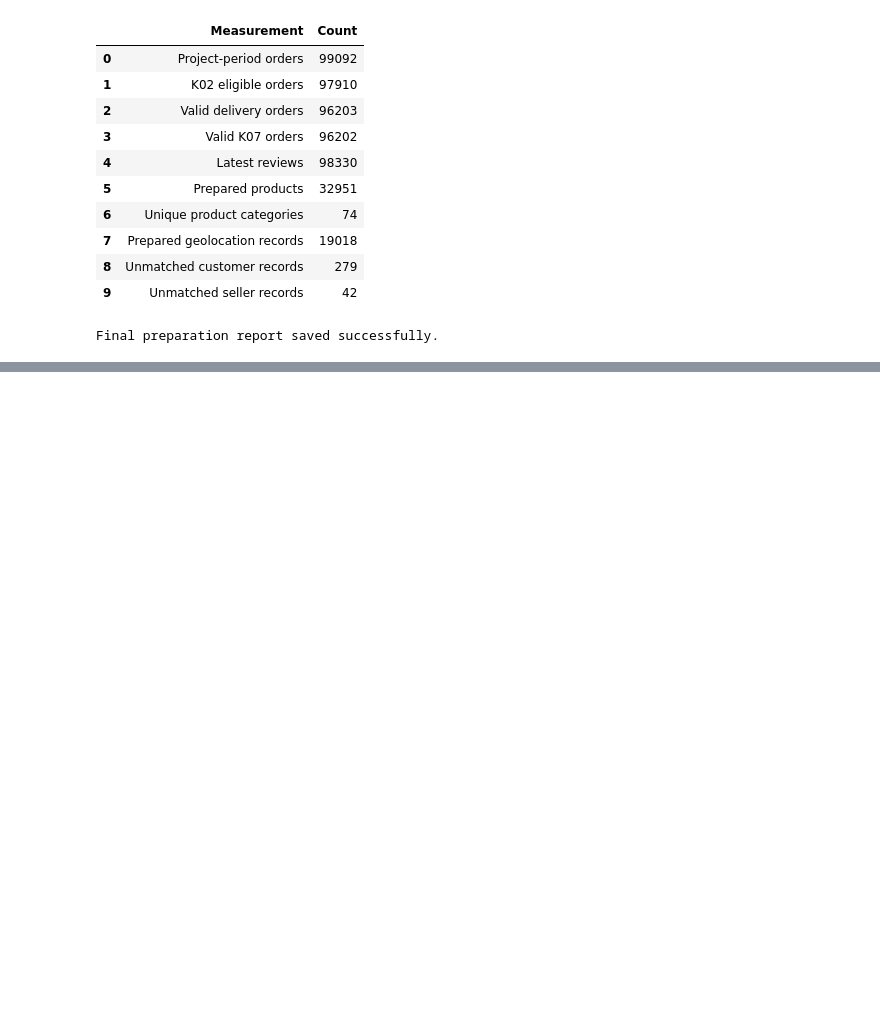
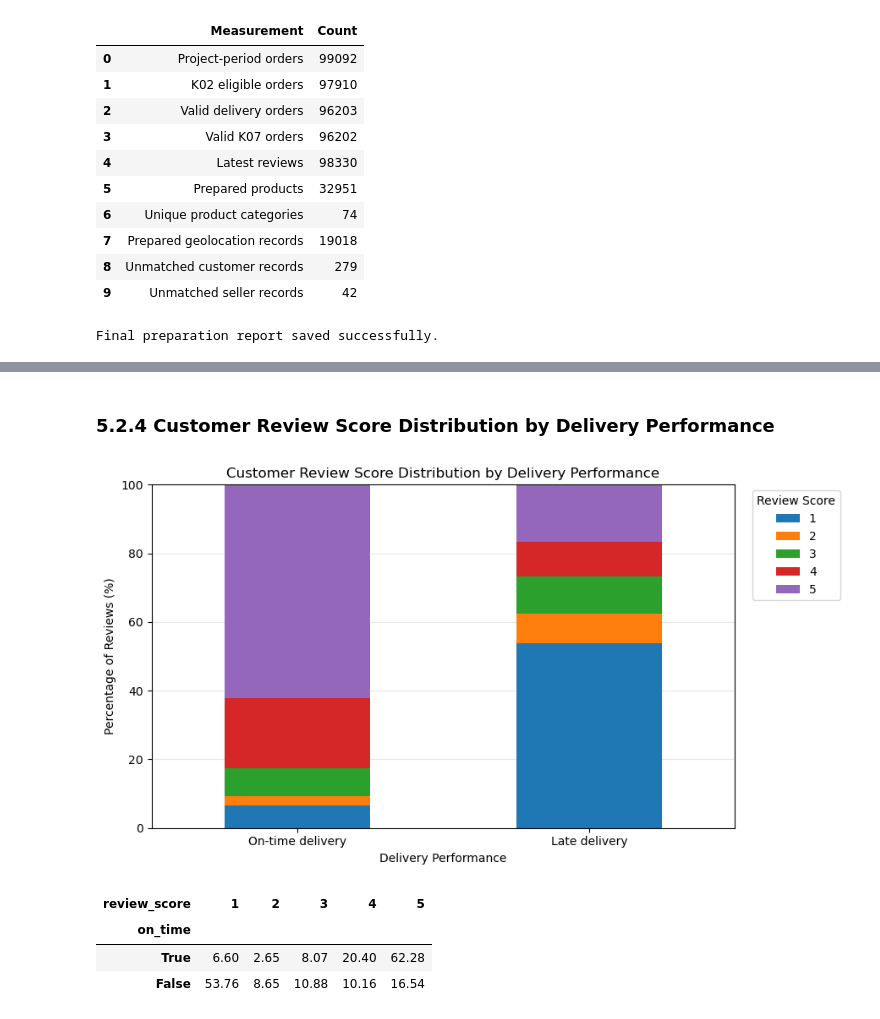
Before and after one commit to tarunmazumdertm-source/olist-delivery-performance-bi, a Jupyter notebook: 04_eda/notebooks/02_olist_eda.ipynb, the cells around one changed output, grey strips where cells are left out. Saved outputs shown, nothing was run; the diff lists cells and outputs as text; code cells hidden in the pictures; blank space fills up the shorter version.

```diff
--- a/04_eda/notebooks/02_olist_eda.ipynb
+++ b/04_eda/notebooks/02_olist_eda.ipynb
@@ -2492,0 +3064,55 @@ Final preparation report saved successfully.
+# %% [markdown]
+### 5.2.4 Customer Review Score Distribution by Delivery Performance
+# %%
+# Visualisation: Customer review score distribution
+
+import matplotlib.pyplot as plt
+
+# Count review scores by delivery performance
+k11_score_distribution = (
+    k11_df.groupby(["on_time", "review_score"])
+    .size()
+    .unstack(fill_value=0)
+    .reindex(index=[True, False], columns=[1, 2, 3, 4, 5], fill_value=0)
+)
+
+# Convert counts into percentages within each delivery group
+k11_score_percentages = (
+    k11_score_distribution
+    .div(k11_score_distribution.sum(axis=1), axis=0) * 100
+)
+
+# Create stacked bar chart
+fig, ax = plt.subplots(figsize=(9, 5))
+
+k11_score_percentages.plot(
+    kind="bar",
+    stacked=True,
+    ax=ax
+)
+
+ax.set_title("Customer Review Score Distribution by Delivery Performance")
+ax.set_xlabel("Delivery Performance")
+ax.set_ylabel("Percentage of Reviews (%)")
+ax.set_xticklabels(["On-time delivery", "Late delivery"], rotation=0)
+ax.set_ylim(0, 100)
+
+ax.legend(title="Review Score", bbox_to_anchor=(1.02, 1), loc="upper left")
+ax.grid(axis="y", alpha=0.3)
+ax.set_axisbelow(True)
+
+plt.tight_layout()
+plt.show()
+# %% [output]
+[figure, added]
+# %%
+# Review score percentages by delivery performance
+
+display(
+    k11_score_percentages.round(2)
+)
+# %% [output]
+| review_score | 1 | 2 | 3 | 4 | 5 |
+| on_time |  |  |  |  |  |
+| True | 6.60 | 2.65 | 8.07 | 20.40 | 62.28 |
+| False | 53.76 | 8.65 | 10.88 | 10.16 | 16.54 |
```
Also changed, not shown: parts of 35 cells of this notebook.
